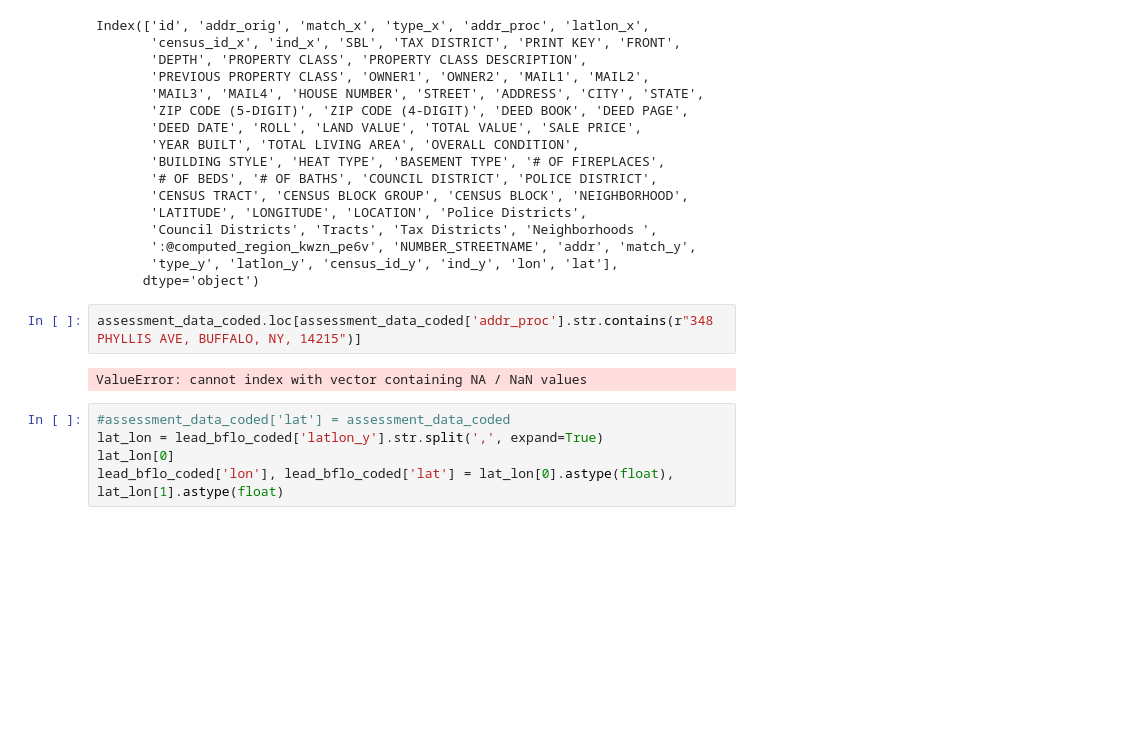
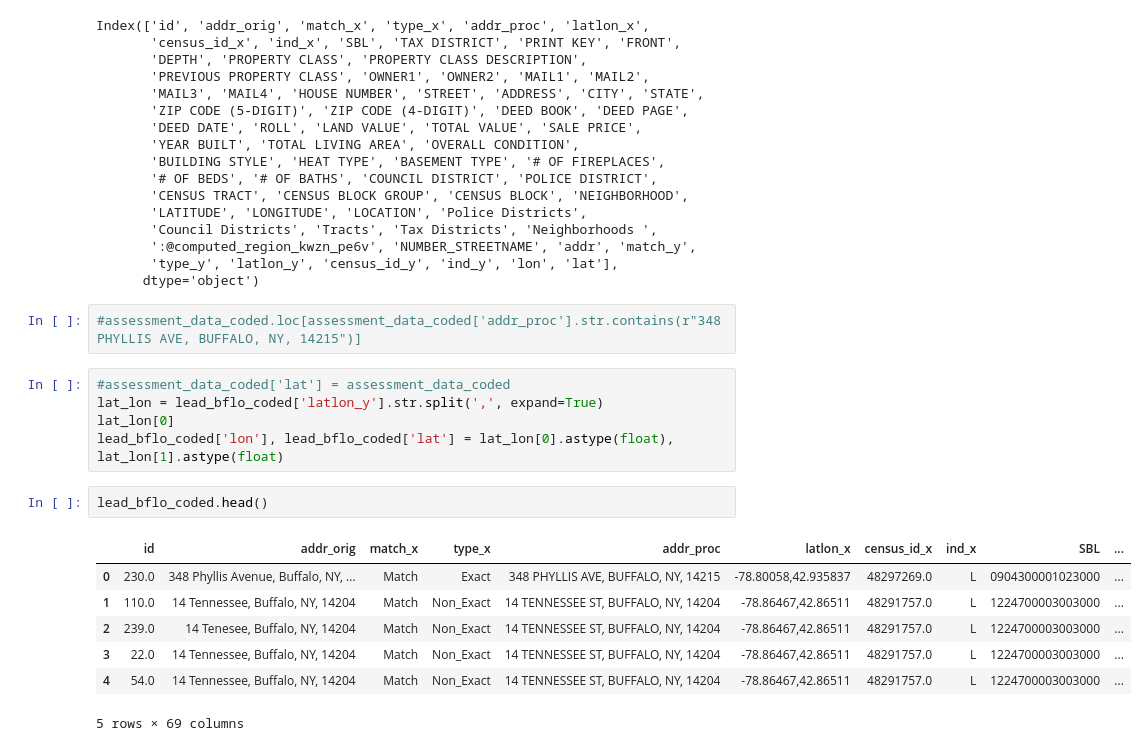
Before and after one commit to nshea3/pbfreebflo-ml, a Jupyter notebook: buffalo_data_process.ipynb, the cells around one changed output. Cells and saved outputs as stored; diff of their text form; blank space fills up the shorter version.

```diff
--- a/buffalo_data_process.ipynb
+++ b/buffalo_data_process.ipynb
@@ -347,11 +345,19 @@ Index(['id', 'addr_orig', 'match_x', 'type_x', 'addr_proc', 'latlon_x',
        'type_y', 'latlon_y', 'census_id_y', 'ind_y', 'lon', 'lat'],
       dtype='object')
 # %%
-assessment_data_coded.loc[assessment_data_coded['addr_proc'].str.contains(r"348 PHYLLIS AVE, BUFFALO, NY, 14215")]
+#assessment_data_coded.loc[assessment_data_coded['addr_proc'].str.contains(r"348 PHYLLIS AVE, BUFFALO, NY, 14215")]
-# %% [output]
-ValueError: cannot index with vector containing NA / NaN values
 # %%
 #assessment_data_coded['lat'] = assessment_data_coded
 lat_lon = lead_bflo_coded['latlon_y'].str.split(',', expand=True)
 lat_lon[0]
 lead_bflo_coded['lon'], lead_bflo_coded['lat'] = lat_lon[0].astype(float), lat_lon[1].astype(float)
+# %%
+lead_bflo_coded.head()
+# %% [output]
+|  | id | addr_orig | match_x | type_x | addr_proc | latlon_x | census_id_x | ind_x | SBL | ... |
+| 0 | 230.0 | 348 Phyllis Avenue, Buffalo, NY, ... | Match | Exact | 348 PHYLLIS AVE, BUFFALO, NY, 14215 | -78.80058,42.935837 | 48297269.0 | L | 0904300001023000 | ... |
+| 1 | 110.0 | 14 Tennessee, Buffalo, NY, 14204 | Match | Non_Exact | 14 TENNESSEE ST, BUFFALO, NY, 14204 | -78.86467,42.86511 | 48291757.0 | L | 1224700003003000 | ... |
+| 2 | 239.0 | 14 Tenesee, Buffalo, NY, 14204 | Match | Non_Exact | 14 TENNESSEE ST, BUFFALO, NY, 14204 | -78.86467,42.86511 | 48291757.0 | L | 1224700003003000 | ... |
+| 3 | 22.0 | 14 Tennessee, Buffalo, NY, 14204 | Match | Non_Exact | 14 TENNESSEE ST, BUFFALO, NY, 14204 | -78.86467,42.86511 | 48291757.0 | L | 1224700003003000 | ... |
+| 4 | 54.0 | 14 Tennessee, Buffalo, NY, 14204 | Match | Non_Exact | 14 TENNESSEE ST, BUFFALO, NY, 14204 | -78.86467,42.86511 | 48291757.0 | L | 1224700003003000 | ... |
+5 rows × 69 columns
```
Also changed, not shown: parts of 37 cells of this notebook.
